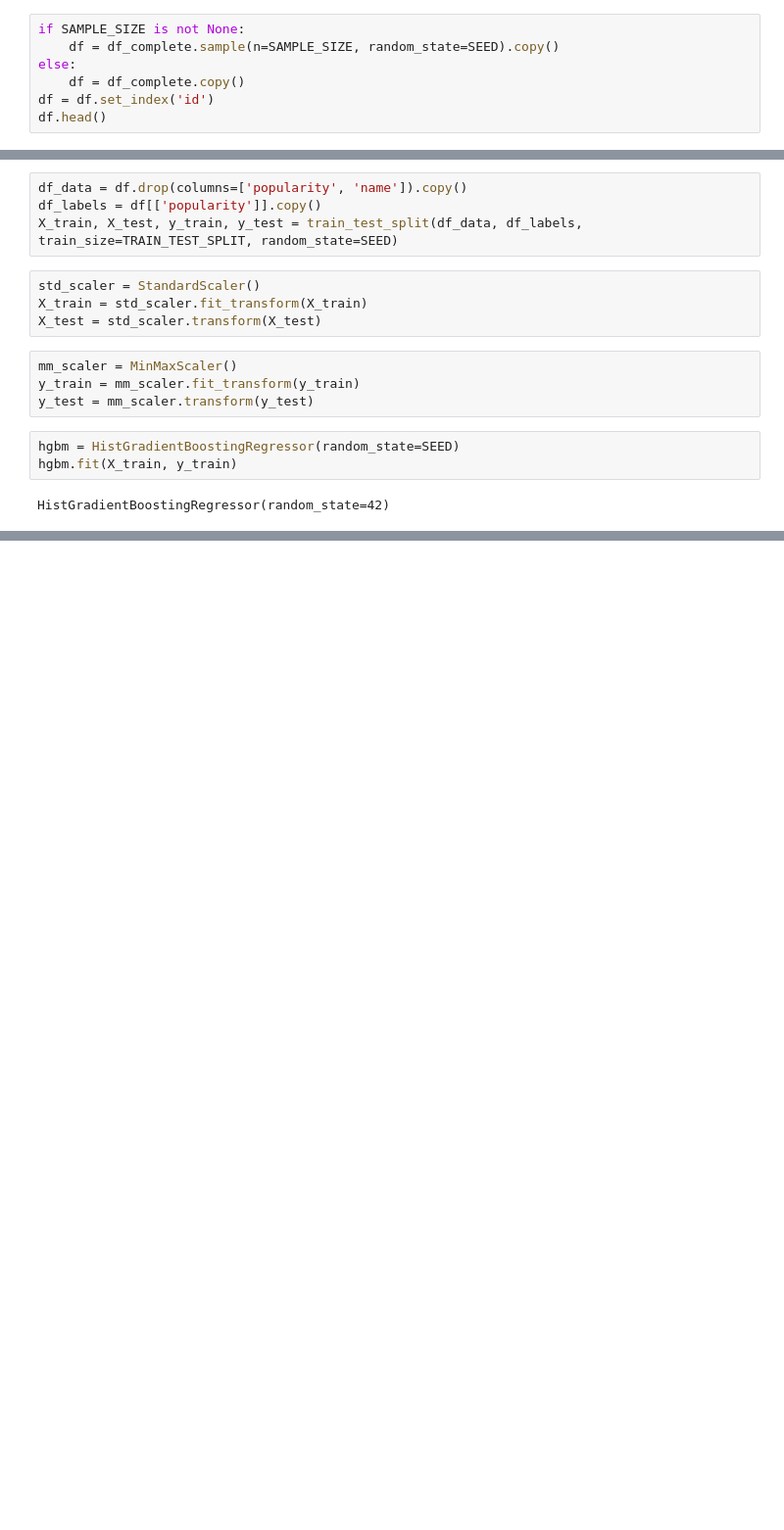
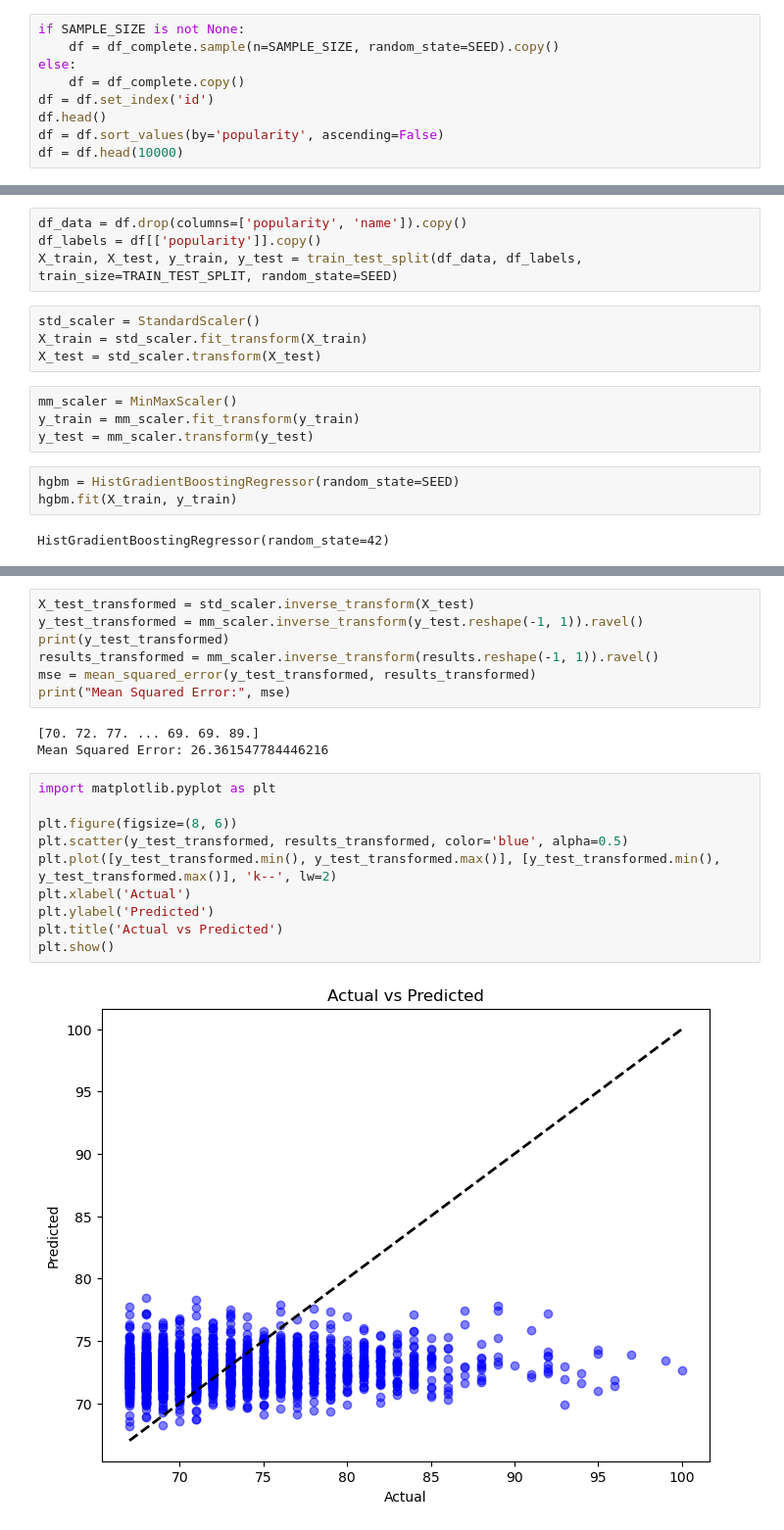
Before and after one commit to octoclonius/Data-Science-Project, a Jupyter notebook: hgbm_regression.ipynb, the cells around one changed output, grey strips where cells are left out. Shown: that part at 98% size. Saved outputs shown, nothing was run; the diff lists cells and outputs as text; blank space fills up the shorter version.

```diff
--- a/hgbm_regression.ipynb
+++ b/hgbm_regression.ipynb
@@ -59,3 +59,5 @@ else:
     df = df_complete.copy()
 df = df.set_index('id')
 df.head()
+df = df.sort_values(by='popularity', ascending=False)
+df = df.head(10000)
@@ -91,0 +86,22 @@ print(mean_squared_error(y_test, results))
+# %%
+X_test_transformed = std_scaler.inverse_transform(X_test)
+y_test_transformed = mm_scaler.inverse_transform(y_test.reshape(-1, 1)).ravel()
+print(y_test_transformed)
+results_transformed = mm_scaler.inverse_transform(results.reshape(-1, 1)).ravel()
+mse = mean_squared_error(y_test_transformed, results_transformed)
+print("Mean Squared Error:", mse)
+# %% [output]
+[70. 72. 77. ... 69. 69. 89.]
+Mean Squared Error: 26.361547784446216
+# %%
+import matplotlib.pyplot as plt
+
+plt.figure(figsize=(8, 6))
+plt.scatter(y_test_transformed, results_transformed, color='blue', alpha=0.5)
+plt.plot([y_test_transformed.min(), y_test_transformed.max()], [y_test_transformed.min(), y_test_transformed.max()], 'k--', lw=2)
+plt.xlabel('Actual')
+plt.ylabel('Predicted')
+plt.title('Actual vs Predicted')
+plt.show()
+# %% [output]
+[figure, added]
```
Also changed, not shown: parts of 3 cells of this notebook.
